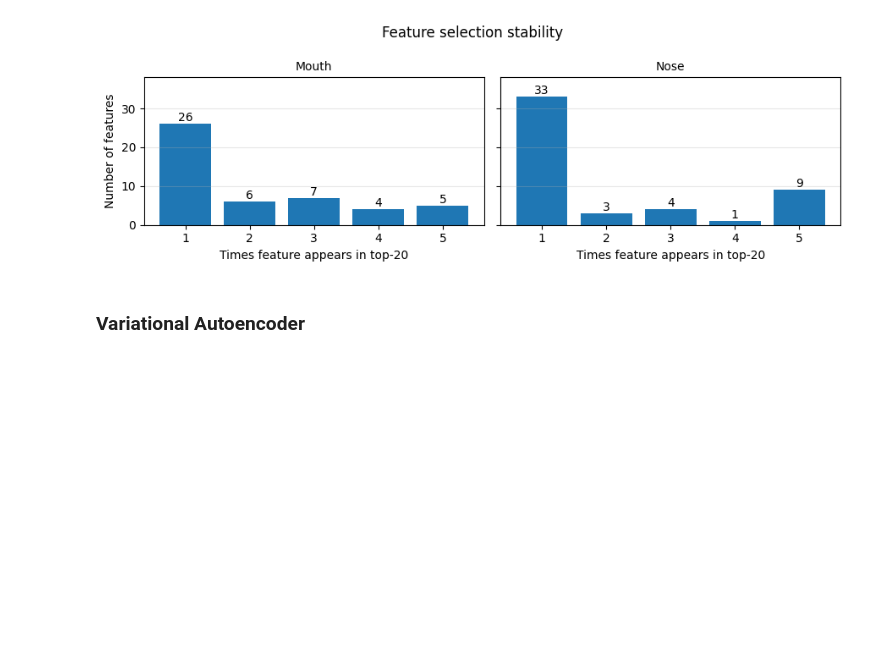
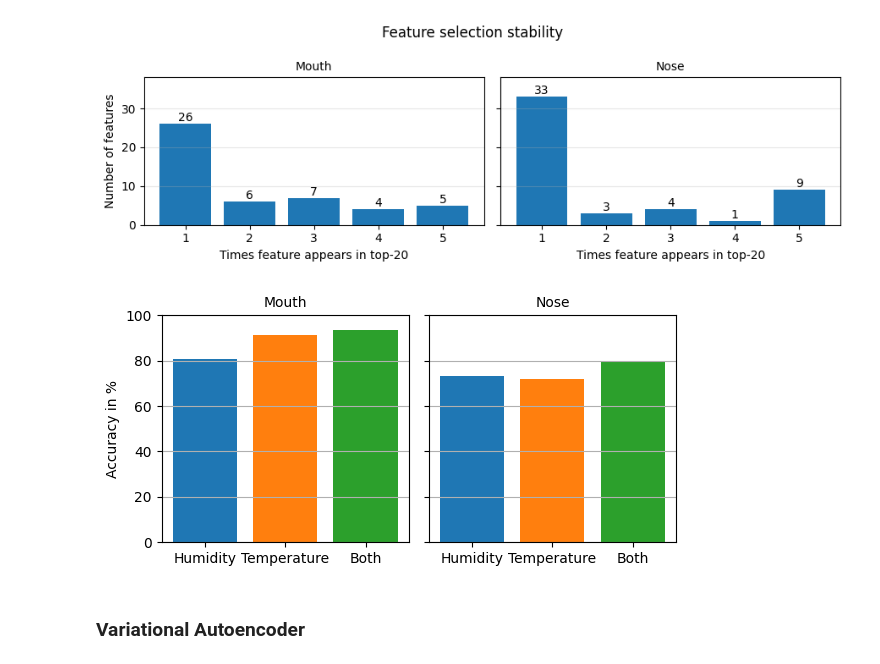
Before and after one commit to leon-rny/neural-network-breath-modeling, a Jupyter notebook: evaluation.ipynb, the cells around one changed output. Saved outputs shown, nothing was run; the diff lists cells and outputs as text; code cells hidden in the pictures; blank space fills up the shorter version.

Commit message:
adding single-channel trtr

```diff
--- a/evaluation.ipynb
+++ b/evaluation.ipynb
@@ -77,6 +77,10 @@ plot_trtr_feature_count(feature_counts)
 plot_trtr_feature_stability(feature_counts)
 # %% [output]
 [figure]
+# %%
+plot_trtr_channel_contribution()
+# %% [output]
+[figure, added]
 # %% [markdown]
 ### Variational Autoencoder
 # %%
```
Also changed, not shown: parts of 1 cell of this notebook, 3 other files.
